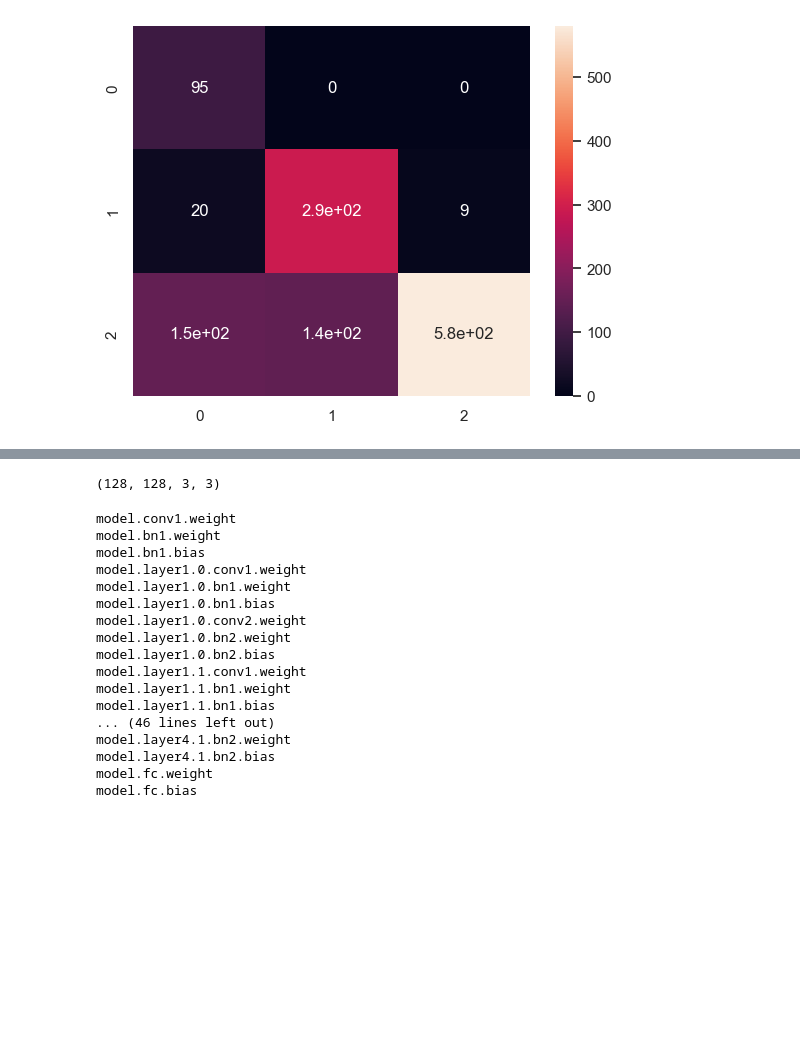
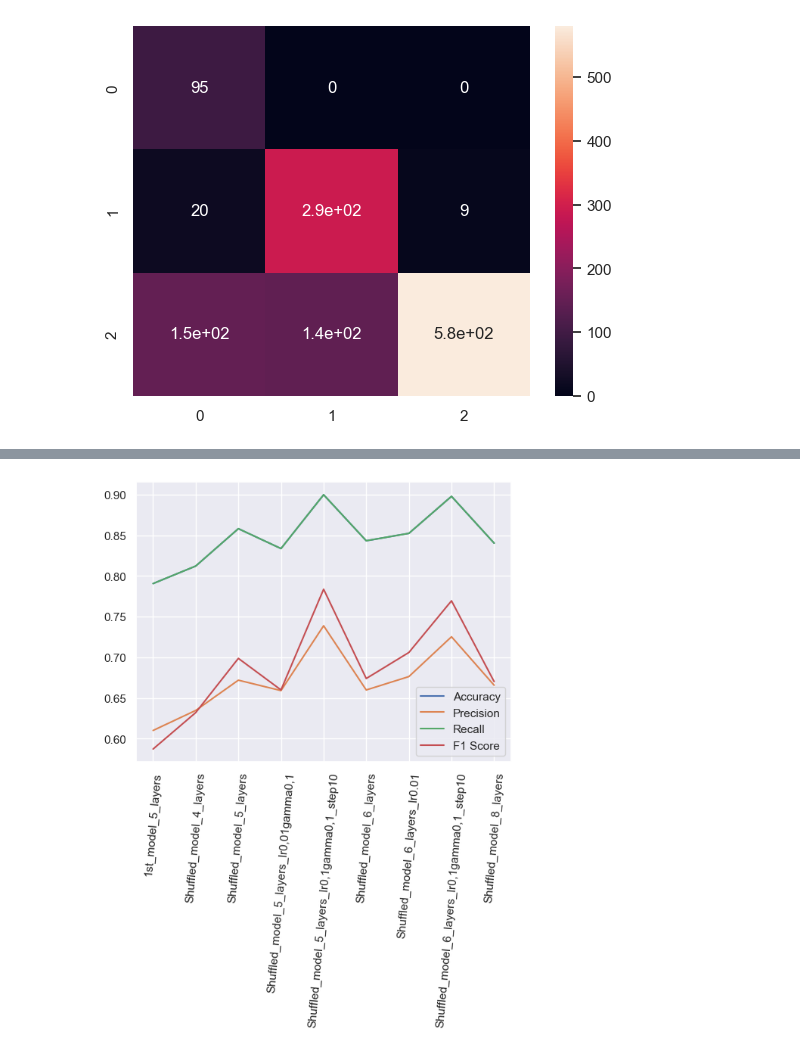
Before and after one commit to Sesha130795/COVID_PneumoniaDetection, a Jupyter notebook: Notebook.ipynb, the cells around one changed output, grey strips where cells are left out. Cells and saved outputs as stored; diff of their text form; code cells hidden in the pictures; blank space fills up the shorter version.

```diff
--- a/Notebook.ipynb
+++ b/Notebook.ipynb
@@ -534,32 +519,19 @@ df
 # %%
-p = (new_model.get_submodule('model.layer2.1.conv2').weight).cpu().detach().numpy()
-p.shape
-# fig, ax = plt.subplots(8,8, figsize = (10,10))
-# l = 0
-# for i in range(p.shape[0]):
-#     for j in range(p.shape[0]):
-#         ax[i][j].imshow(np.transpose(p[l][0], (1,2,0)))
-#         l+=1
+# fig, ax = plt.subplots(2,2, figsize = (15,15))
+fig = plt.figure()
+rows = df.index
+row_index = 0
+for i in range(2):
+    for j in range(2):
+        # ax[i][j].plot(df.columns,df.loc[rows[row_index]])
+        # ax[i][j].tick_params(axis='x', labelrotation = 20)
+        # ax[i][j].set_title(rows[row_index])
+        # row_index+=1
+        plt.plot(df.columns,df.loc[rows[row_index]])
+        plt.xticks(rotation=85)
+        row_index+=1
+plt.legend(df.index)
+plt.show()
+fig.tight_layout()
 # %% [output]
-(128, 128, 3, 3)
+[figure, added]
-# %%
-for name, _ in list(new_model.named_parameters()):
-    print(name)
-# %% [output]
-model.conv1.weight
-model.bn1.weight
-model.bn1.bias
-model.layer1.0.conv1.weight
-model.layer1.0.bn1.weight
-model.layer1.0.bn1.bias
-model.layer1.0.conv2.weight
-model.layer1.0.bn2.weight
-model.layer1.0.bn2.bias
-model.layer1.1.conv1.weight
-model.layer1.1.bn1.weight
-model.layer1.1.bn1.bias
-... (46 lines left out)
-model.layer4.1.bn2.weight
-model.layer4.1.bn2.bias
-model.fc.weight
-model.fc.bias
```
Also changed, not shown: parts of 17 cells of this notebook.
